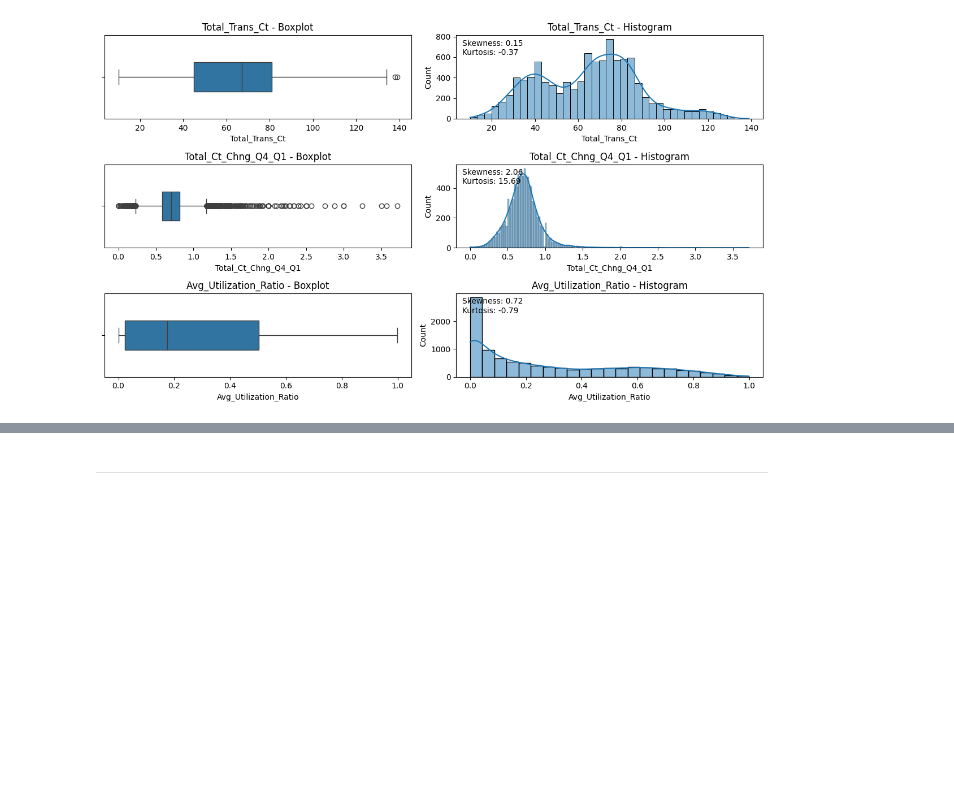
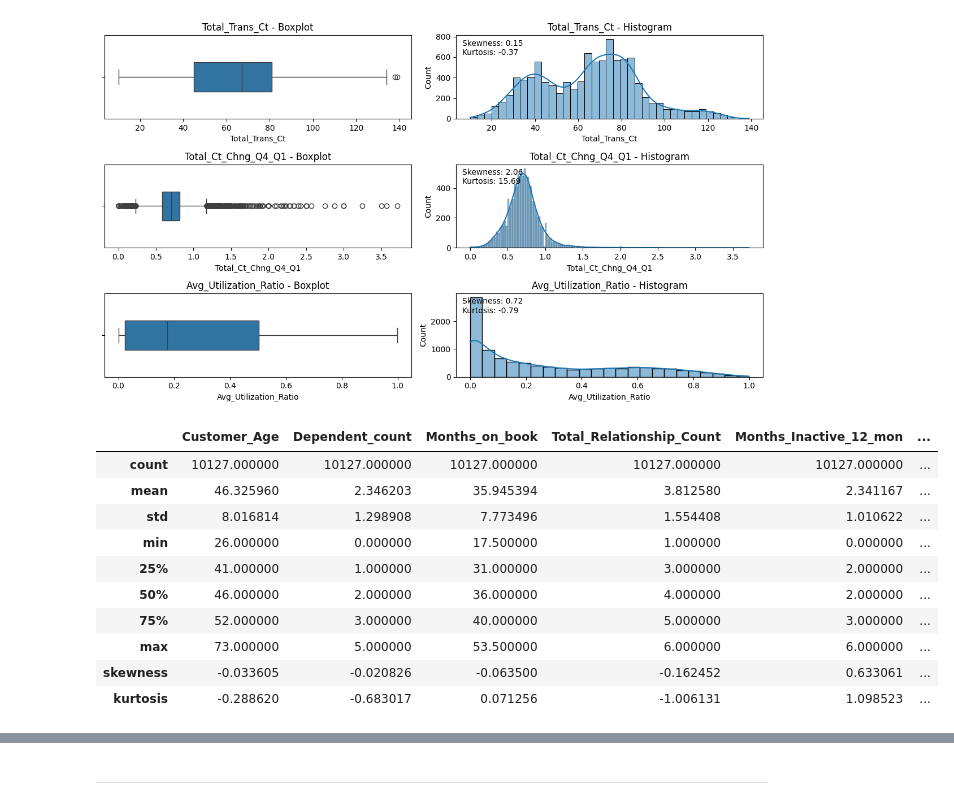
Before and after one commit to Lailah-Idrees/Credit-Card-Churning-Customers-Analysis-, a Jupyter notebook: jupyter_notebooks/ETL.ipynb, the cells around one changed output, grey strips where cells are left out. Saved outputs shown, nothing was run; the diff lists cells and outputs as text; code cells hidden in the pictures; blank space fills up the shorter version.

```diff
--- a/jupyter_notebooks/ETL.ipynb
+++ b/jupyter_notebooks/ETL.ipynb
@@ -280,3 +280,30 @@ plt.show()
 # %% [output]
 ========Before Outlier Treatment========
 [figure]
+# %%
+# Keep only numeric columns so strings/categorical values don't break stats
+numeric_df = df_transformed.select_dtypes(include='number')
+
+ser_skew = numeric_df.skew()
+ser_skew.name = 'skewness'
+
+ser_kurt = numeric_df.kurtosis()
+ser_kurt.name = 'kurtosis'
+
+summary_stats = numeric_df.describe()
+summary_stats.loc['skewness'] = ser_skew
+summary_stats.loc['kurtosis'] = ser_kurt
+
+summary_stats
+# %% [output]
+|  | Customer_Age | Dependent_count | Months_on_book | Total_Relationship_Count | Months_Inactive_12_mon | ... |
+| count | 10127.000000 | 10127.000000 | 10127.000000 | 10127.000000 | 10127.000000 | ... |
+| mean | 46.325960 | 2.346203 | 35.945394 | 3.812580 | 2.341167 | ... |
+| std | 8.016814 | 1.298908 | 7.773496 | 1.554408 | 1.010622 | ... |
+| min | 26.000000 | 0.000000 | 17.500000 | 1.000000 | 0.000000 | ... |
+| 25% | 41.000000 | 1.000000 | 31.000000 | 3.000000 | 2.000000 | ... |
+| 50% | 46.000000 | 2.000000 | 36.000000 | 4.000000 | 2.000000 | ... |
+| 75% | 52.000000 | 3.000000 | 40.000000 | 5.000000 | 3.000000 | ... |
+| max | 73.000000 | 5.000000 | 53.500000 | 6.000000 | 6.000000 | ... |
+| skewness | -0.033605 | -0.020826 | -0.063500 | -0.162452 | 0.633061 | ... |
+| kurtosis | -0.288620 | -0.683017 | 0.071256 | -1.006131 | 1.098523 | ... |
```
Also changed, not shown: parts of 16 cells of this notebook, 2 other files.
